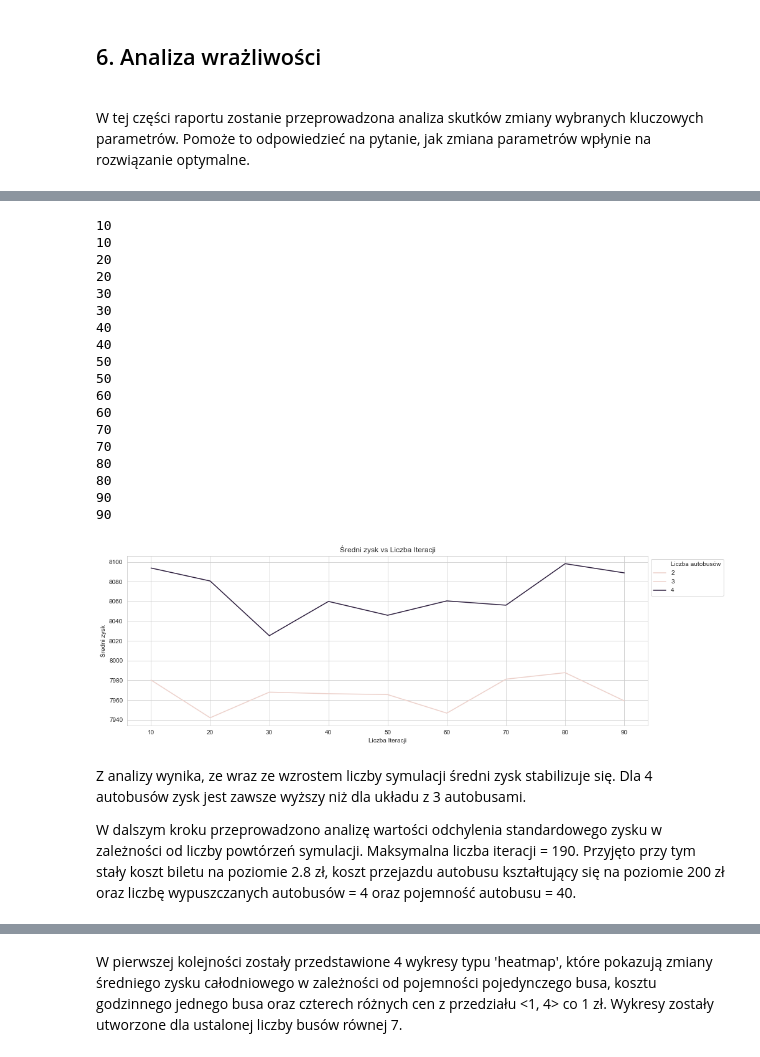
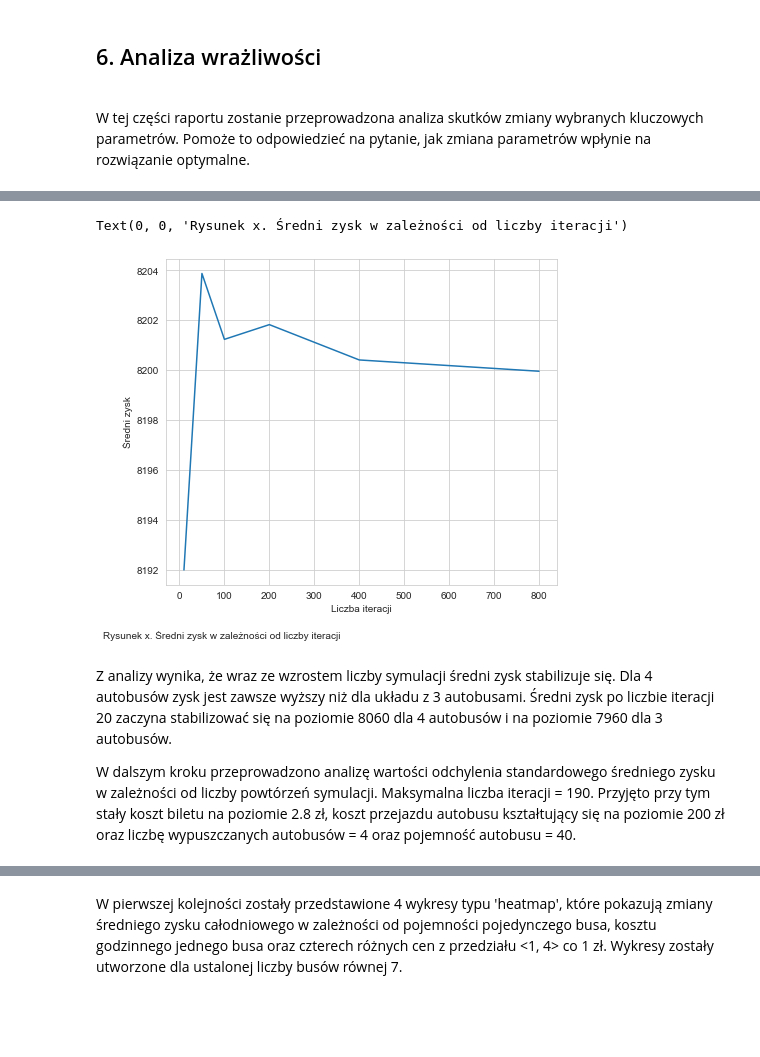
Before and after one commit to fmordarski/Passengers-simulation, a Jupyter notebook: Raport_MZK.ipynb, the cells around one changed output, grey strips where cells are left out. Cells and saved outputs as stored; diff of their text form; code cells hidden in the pictures; blank space fills up the shorter version.

```diff
--- a/Raport_MZK.ipynb
+++ b/Raport_MZK.ipynb
@@ -736,36 +655,0 @@ def symulacja3(iteration, cena_biletu, koszt_autobusu, buses, capacity):
-# %%
-iterations = range(10,100,10)
-#cena = [2.6,2.8]
-df = pd.DataFrame()
-średni_zysk = []
-#cenx = []
-liczba_iteracji = []
-buses = [3,4]
-list_bus = []
-for i in iterations:
-    for b in buses:
-        print(i)
-        x = symulacja3(i, 2.8, 200, b, 40)
-        #cenx.append(p)
-        list_bus.append(b)
-        liczba_iteracji.append(i)
-        średni_zysk.append(x['Zysk'].mean())
-# %% [output]
-10
-10
-20
-20
-30
-30
-40
-40
-50
-50
-60
-60
-70
-70
-80
-80
-90
-90
@@ -774,8 +655,0 @@ df_1 = pd.concat([pd.Series(średni_zysk),pd.Series(list(liczba_iteracji)),pd.Se
-# %%
-plt.figure(figsize=(15,5))
-sns.lineplot(data=df_1,x='Liczba Iteracji',y='Średni zysk',hue='Liczba autobusów')
-plt.title('Średni zysk vs Liczba Iteracji')
-plt.legend(bbox_to_anchor=(1,1))
-plt.show()
-# %% [output]
-[figure, removed]
@@ -782,4 +671,13 @@ plt.show()
+# %%
+fig1 = plt.figure(figsize=(7, 6))
+plt.plot(iterations, średni_zysk)
+plt.ylabel('Średni zysk')
+plt.xlabel('Liczba iteracji')
+fig1.text(0, 0, "Rysunek x. Średni zysk w zależności od liczby iteracji")
+# %% [output]
+Text(0, 0, 'Rysunek x. Średni zysk w zależności od liczby iteracji')
+[figure, added]
 # %% [markdown]
-Z analizy wynika, ze wraz ze wzrostem liczby symulacji średni zysk stabilizuje się. Dla 4 autobusów zysk jest zawsze wyższy niż dla układu z 3 autobusami.
+Z analizy wynika, że wraz ze wzrostem liczby symulacji średni zysk stabilizuje się. Dla 4 autobusów zysk jest zawsze wyższy niż dla układu z 3 autobusami. Średni zysk po liczbie iteracji 20 zaczyna stabilizować się na poziomie 8060 dla 4 autobusów i na poziomie 7960 dla 3 autobusów.
 
-W dalszym kroku przeprowadzono analizę wartości odchylenia standardowego zysku w zależności od liczby powtórzeń symulacji. Maksymalna liczba iteracji = 190. Przyjęto przy tym stały koszt biletu na poziomie 2.8 zł, koszt przejazdu autobusu kształtujący się na poziomie 200 zł oraz liczbę wypuszczanych autobusów = 4 oraz pojemność autobusu = 40.
+W dalszym kroku przeprowadzono analizę wartości odchylenia standardowego średniego zysku w zależności od liczby powtórzeń symulacji. Maksymalna liczba iteracji = 190. Przyjęto przy tym stały koszt biletu na poziomie 2.8 zł, koszt przejazdu autobusu kształtujący się na poziomie 200 zł oraz liczbę wypuszczanych autobusów = 4 oraz pojemność autobusu = 40.
```
Also changed, not shown: parts of 33 cells of this notebook, 1 other file.
